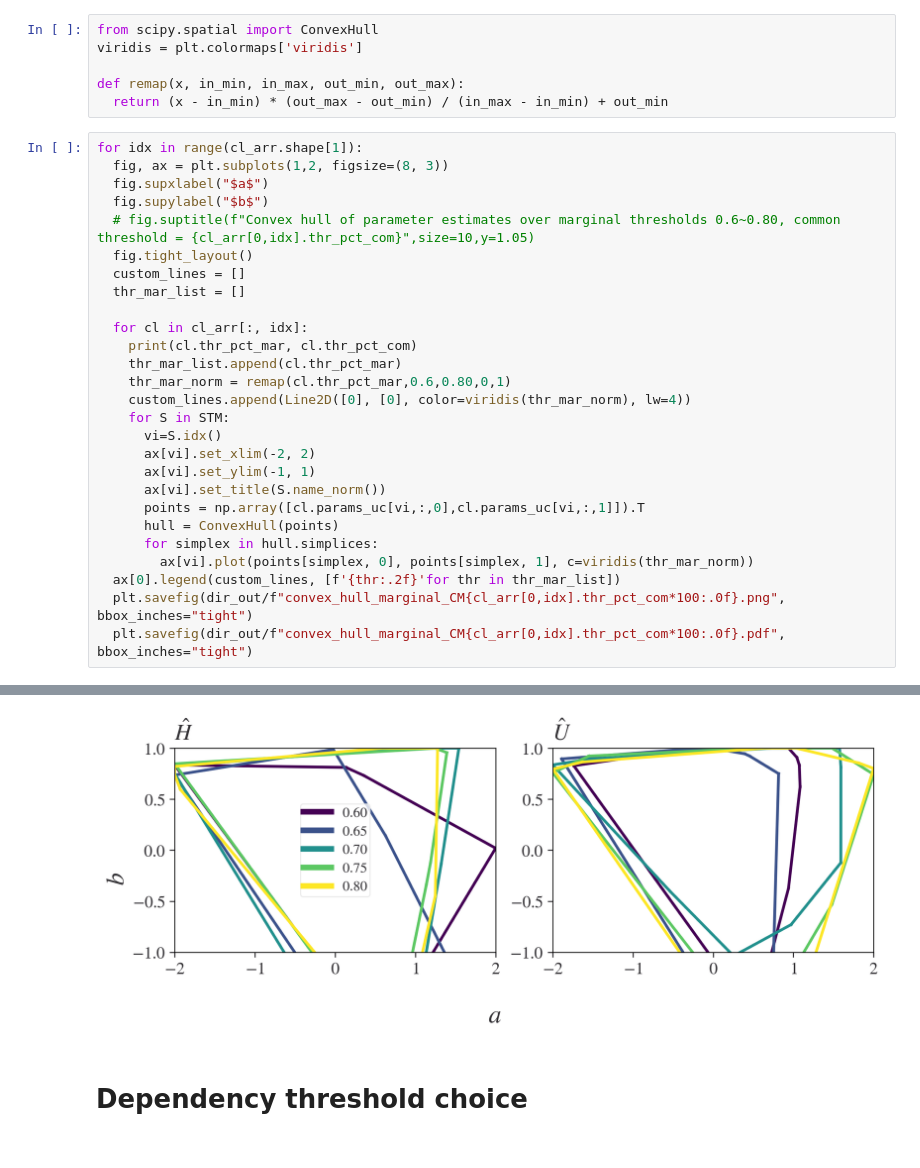
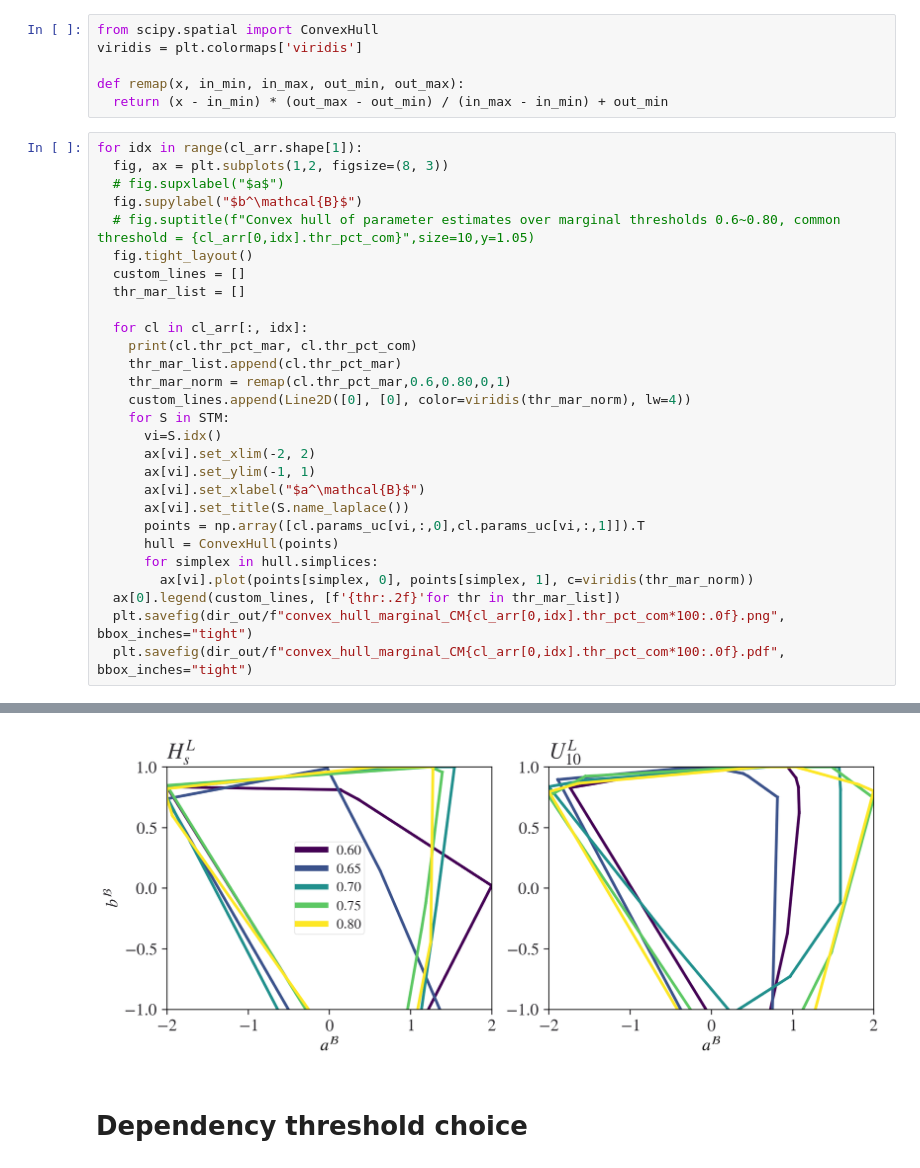
Before and after one commit to kosukesando/mstme, a Jupyter notebook: summary.ipynb, the cells around one changed output, grey strips where cells are left out. Saved outputs shown, nothing was run; the diff lists cells and outputs as text.

```diff
--- a/summary.ipynb
+++ b/summary.ipynb
@@ -373,8 +375,8 @@ def remap(x, in_min, in_max, out_min, out_max):
 # %%
 for idx in range(cl_arr.shape[1]):
   fig, ax = plt.subplots(1,2, figsize=(8, 3))
-  fig.supxlabel("$a$")
-  fig.supylabel("$b$")
+  # fig.supxlabel("$a$")
+  fig.supylabel("$b^\mathcal{B}$")
   # fig.suptitle(f"Convex hull of parameter estimates over marginal thresholds 0.6~0.80, common threshold = {cl_arr[0,idx].thr_pct_com}",size=10,y=1.05)
   fig.tight_layout()
   custom_lines = []
@@ -389,7 +391,8 @@ for idx in range(cl_arr.shape[1]):
       vi=S.idx()
       ax[vi].set_xlim(-2, 2)
       ax[vi].set_ylim(-1, 1)
-      ax[vi].set_title(S.name_norm())
+      ax[vi].set_xlabel("$a^\mathcal{B}$")
+      ax[vi].set_title(S.name_laplace())
       points = np.array([cl.params_uc[vi,:,0],cl.params_uc[vi,:,1]]).T
       hull = ConvexHull(points)
       for simplex in hull.simplices:
@@ -424,4 +427,4 @@ for idx in range(cl_arr.shape[1]):
-[figure, old version]
+[figure, new version]
 # %% [markdown]
 # Dependency threshold choice
 # %% [markdown]
```
Also changed, not shown: parts of 10 cells of this notebook, 32 other files.
